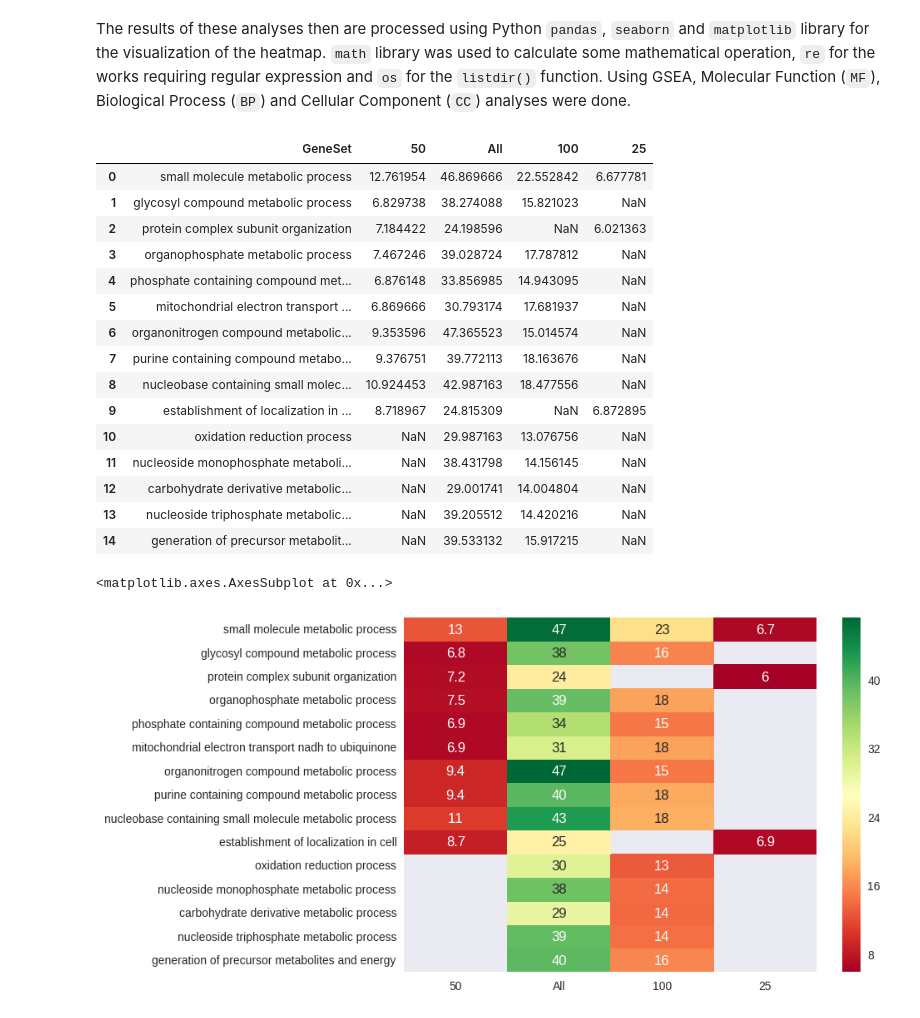
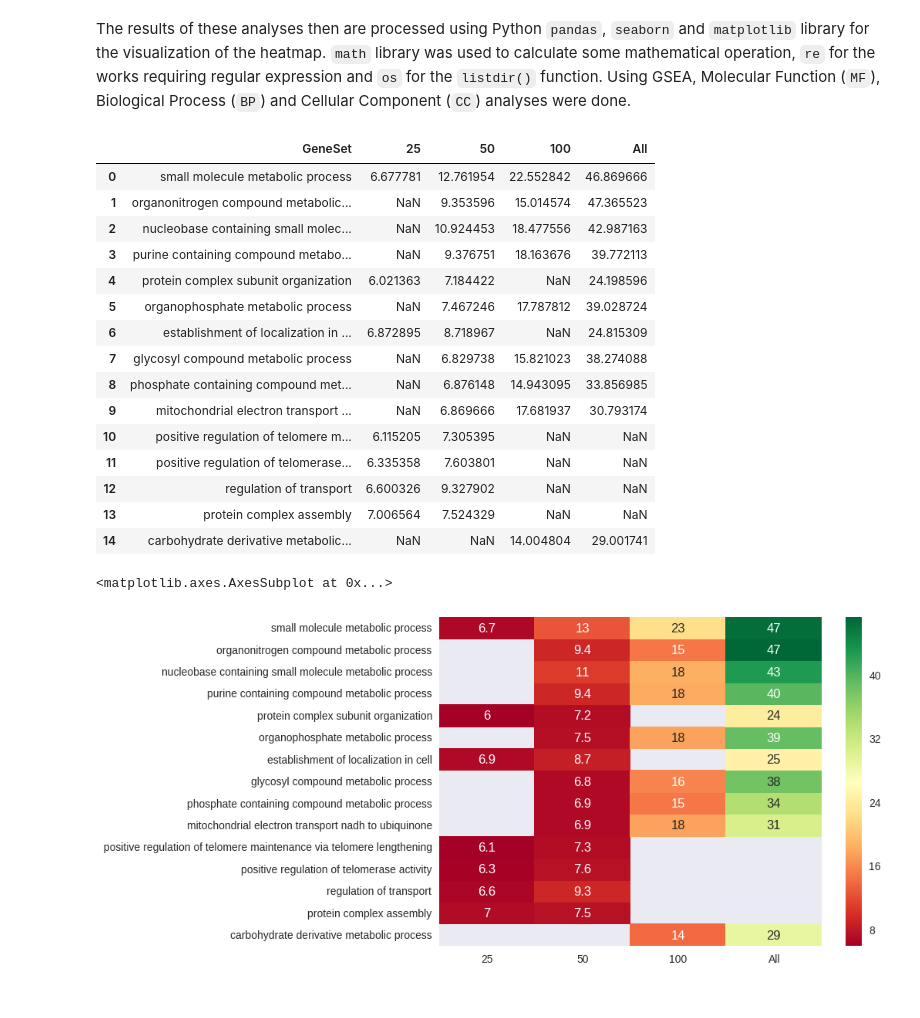
Before and after one commit to J-Wengler/winter-internship-2017, a Jupyter notebook: src/Proteomics Genes GO Enrichment Analysis.ipynb, the cells around one changed output. Cells and saved outputs as stored; diff of their text form; code cells hidden in the pictures.

```diff
--- a/src/Proteomics Genes GO Enrichment Analysis.ipynb
+++ b/src/Proteomics Genes GO Enrichment Analysis.ipynb
@@ -37,7 +37,7 @@ for filename in os.listdir():
         protCCdict[keyName] = pd.read_table(filename).rename(columns={pValue:keyName})[[geneSet, keyName]]
 
 colNames = list(protMFdict.keys())
-finColNames = [geneSet] + colNames
+finColNames = ['GeneSet', '25', '50', '100', 'All']
 # %%
 # Merge the Top25, Top50, Top100 and TopAll Biological Process data
 protBPs = colNames
@@ -57,30 +57,31 @@ protBPDF['GeneSet'] = GeneSetNew
 for colName in colNames:
     protBPDF[colName] = [-(math.log(pvals, 10)) for pvals in protBPDF[colName]]
 
-protBPDF[finColNames]
+protBPDF = protBPDF[finColNames]
+protBPDF
 # %% [output]
-|  | GeneSet | 50 | All | 100 | 25 |
-| 0 | small molecule metabolic process | 12.761954 | 46.869666 | 22.552842 | 6.677781 |
-| 1 | glycosyl compound metabolic process | 6.829738 | 38.274088 | 15.821023 | NaN |
-| 2 | protein complex subunit organization | 7.184422 | 24.198596 | NaN | 6.021363 |
-| 3 | organophosphate metabolic process | 7.467246 | 39.028724 | 17.787812 | NaN |
-| 4 | phosphate containing compound met... | 6.876148 | 33.856985 | 14.943095 | NaN |
-| 5 | mitochondrial electron transport ... | 6.869666 | 30.793174 | 17.681937 | NaN |
-| 6 | organonitrogen compound metabolic... | 9.353596 | 47.365523 | 15.014574 | NaN |
-| 7 | purine containing compound metabo... | 9.376751 | 39.772113 | 18.163676 | NaN |
-| 8 | nucleobase containing small molec... | 10.924453 | 42.987163 | 18.477556 | NaN |
-| 9 | establishment of localization in ... | 8.718967 | 24.815309 | NaN | 6.872895 |
-| 10 | oxidation reduction process | NaN | 29.987163 | 13.076756 | NaN |
-| 11 | nucleoside monophosphate metaboli... | NaN | 38.431798 | 14.156145 | NaN |
-| 12 | carbohydrate derivative metabolic... | NaN | 29.001741 | 14.004804 | NaN |
-| 13 | nucleoside triphosphate metabolic... | NaN | 39.205512 | 14.420216 | NaN |
-| 14 | generation of precursor metabolit... | NaN | 39.533132 | 15.917215 | NaN |
+|  | GeneSet | 25 | 50 | 100 | All |
+| 0 | small molecule metabolic process | 6.677781 | 12.761954 | 22.552842 | 46.869666 |
+| 1 | organonitrogen compound metabolic... | NaN | 9.353596 | 15.014574 | 47.365523 |
+| 2 | nucleobase containing small molec... | NaN | 10.924453 | 18.477556 | 42.987163 |
+| 3 | purine containing compound metabo... | NaN | 9.376751 | 18.163676 | 39.772113 |
+| 4 | protein complex subunit organization | 6.021363 | 7.184422 | NaN | 24.198596 |
+| 5 | organophosphate metabolic process | NaN | 7.467246 | 17.787812 | 39.028724 |
+| 6 | establishment of localization in ... | 6.872895 | 8.718967 | NaN | 24.815309 |
+| 7 | glycosyl compound metabolic process | NaN | 6.829738 | 15.821023 | 38.274088 |
+| 8 | phosphate containing compound met... | NaN | 6.876148 | 14.943095 | 33.856985 |
+| 9 | mitochondrial electron transport ... | NaN | 6.869666 | 17.681937 | 30.793174 |
+| 10 | positive regulation of telomere m... | 6.115205 | 7.305395 | NaN | NaN |
+| 11 | positive regulation of telomerase... | 6.335358 | 7.603801 | NaN | NaN |
+| 12 | regulation of transport | 6.600326 | 9.327902 | NaN | NaN |
+| 13 | protein complex assembly | 7.006564 | 7.524329 | NaN | NaN |
+| 14 | carbohydrate derivative metabolic... | NaN | NaN | 14.004804 | 29.001741 |
 # %%
 # Generate the heatmap of GSEA Biological Process
-sns.heatmap(protBPDF.ix[:, 1:-1], cmap="RdYlGn", annot=True, yticklabels=list(protBPDF['GeneSet']))
+sns.heatmap(protBPDF.ix[:, 1:], cmap="RdYlGn", annot=True, yticklabels=list(protBPDF['GeneSet']))
 # %% [output]
 <matplotlib.axes.AxesSubplot at 0x...>
-[figure, old version]
+[figure, new version]
 # %%
 # Merge the Top25, Top50, Top100 and TopAll Cellular Component data
 protCCs = colNames
```
Also changed, not shown: parts of 4 cells of this notebook.
